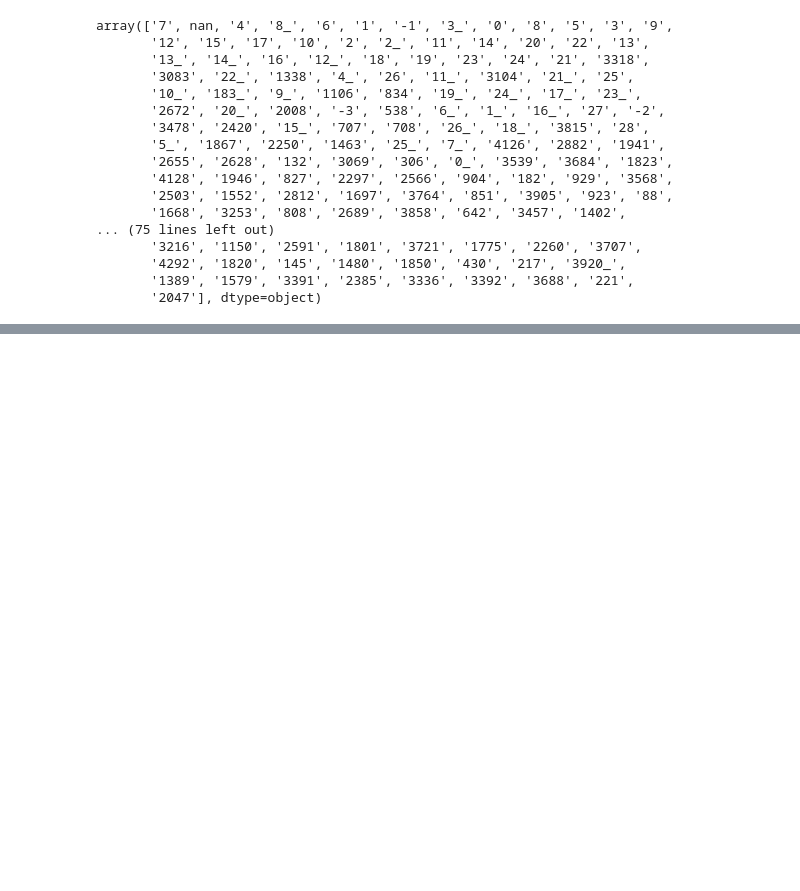
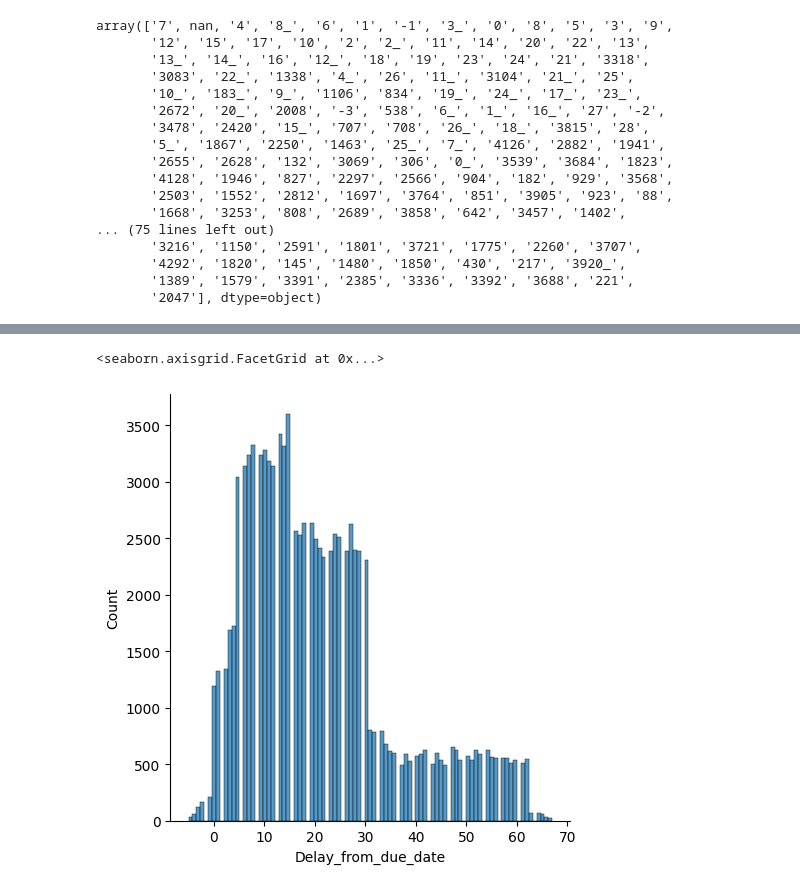
Before and after one commit to ThuongHong/Credit_Score_Prediction, a Jupyter notebook: notebooks/EDA.ipynb, the cells around one changed output, grey strips where cells are left out. Cells and saved outputs as stored; diff of their text form; code cells hidden in the pictures; blank space fills up the shorter version.

```diff
--- a/notebooks/EDA.ipynb
+++ b/notebooks/EDA.ipynb
@@ -136,0 +86,5 @@ processed.head(3)
+# %%
+sns.displot(data['Delay_from_due_date'])
+# %% [output]
+<seaborn.axisgrid.FacetGrid at 0x...>
+[figure, added]
```
Also changed, not shown: parts of 10 cells of this notebook, 10 other files.
